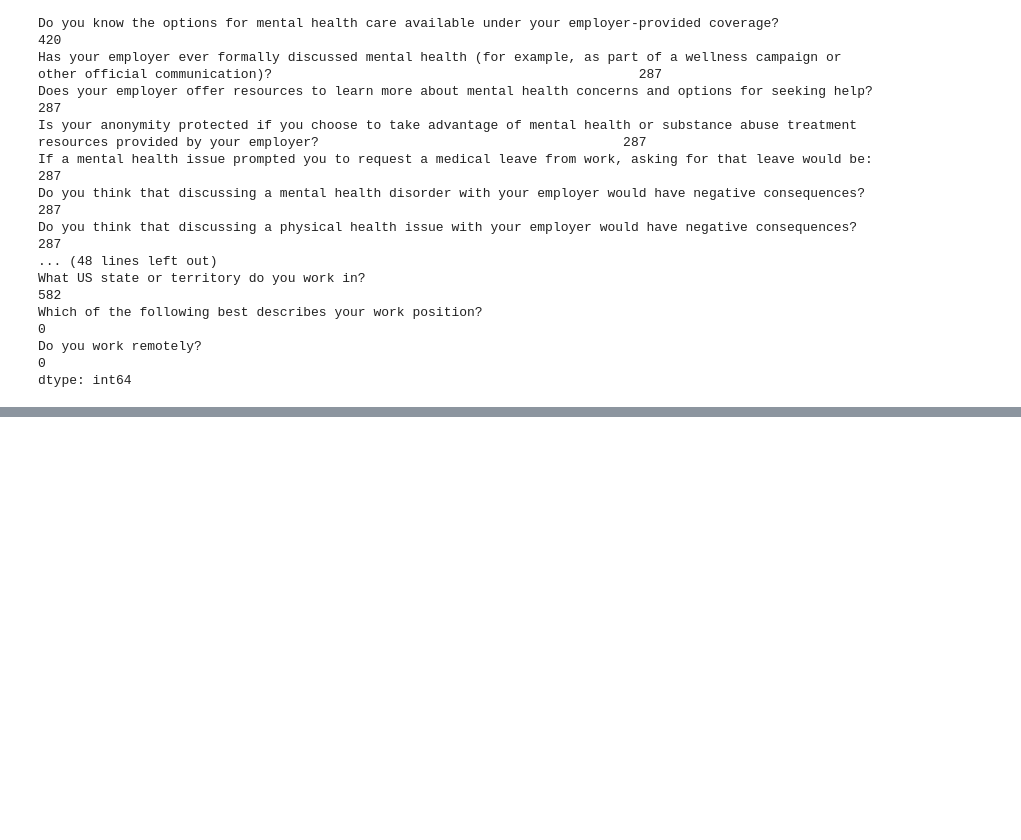
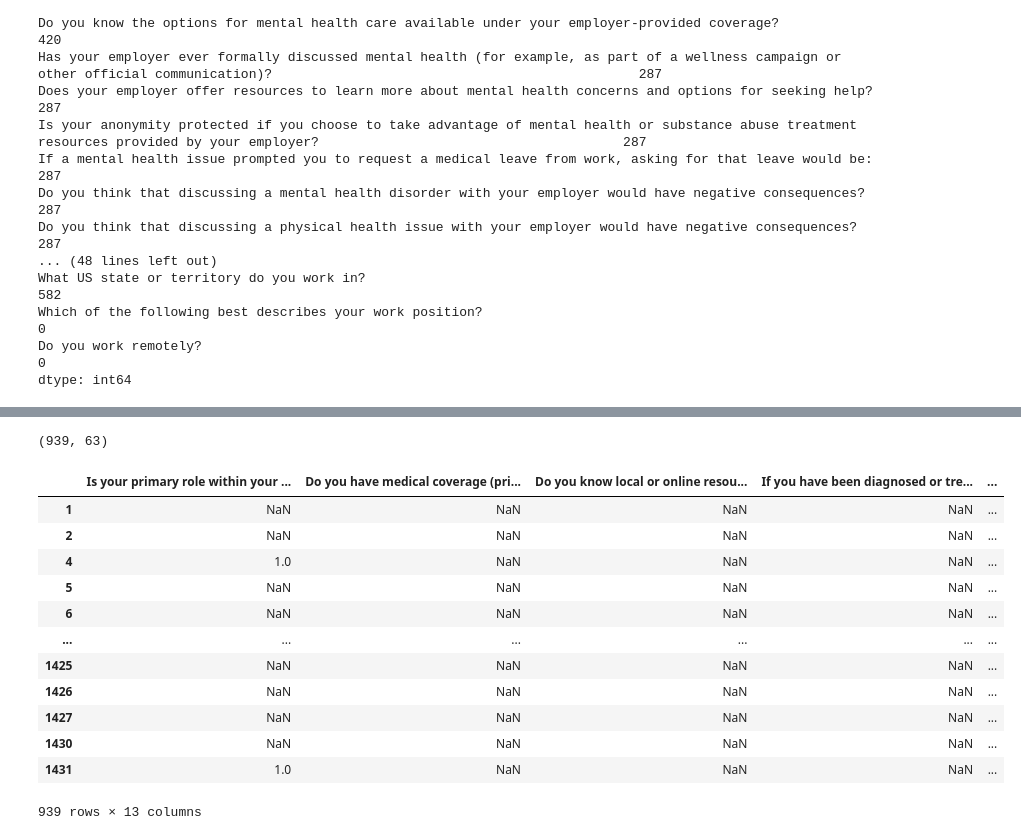
Before and after one commit to hkafrawi/kaggle_portfolio, a Jupyter notebook: mental-health-in-tech-classification.ipynb, the cells around one changed output, grey strips where cells are left out. Saved outputs shown, nothing was run; the diff lists cells and outputs as text; code cells hidden in the pictures; blank space fills up the shorter version.

```diff
--- a/mental-health-in-tech-classification.ipynb
+++ b/mental-health-in-tech-classification.ipynb
@@ -111,0 +143,21 @@ df.iloc[:,48].isna().sum()
+# %%
+df_2 = df.loc[df.isna().sum(axis=1) < nan_row_threshold,:]
+df_2.shape
+# %% [output]
+(939, 63)
+# %%
+df_2.loc[:,df_2.isna().sum() > nan_column_threshold] # Checking again for column Nans
+# %% [output]
+|  | Is your primary role within your ... | Do you have medical coverage (pri... | Do you know local or online resou... | If you have been diagnosed or tre... | ... |
+| 1 | NaN | NaN | NaN | NaN | ... |
+| 2 | NaN | NaN | NaN | NaN | ... |
+| 4 | 1.0 | NaN | NaN | NaN | ... |
+| 5 | NaN | NaN | NaN | NaN | ... |
+| 6 | NaN | NaN | NaN | NaN | ... |
+| ... | ... | ... | ... | ... | ... |
+| 1425 | NaN | NaN | NaN | NaN | ... |
+| 1426 | NaN | NaN | NaN | NaN | ... |
+| 1427 | NaN | NaN | NaN | NaN | ... |
+| 1430 | NaN | NaN | NaN | NaN | ... |
+| 1431 | 1.0 | NaN | NaN | NaN | ... |
+939 rows × 13 columns
```
Also changed, not shown: parts of 60 cells of this notebook.
